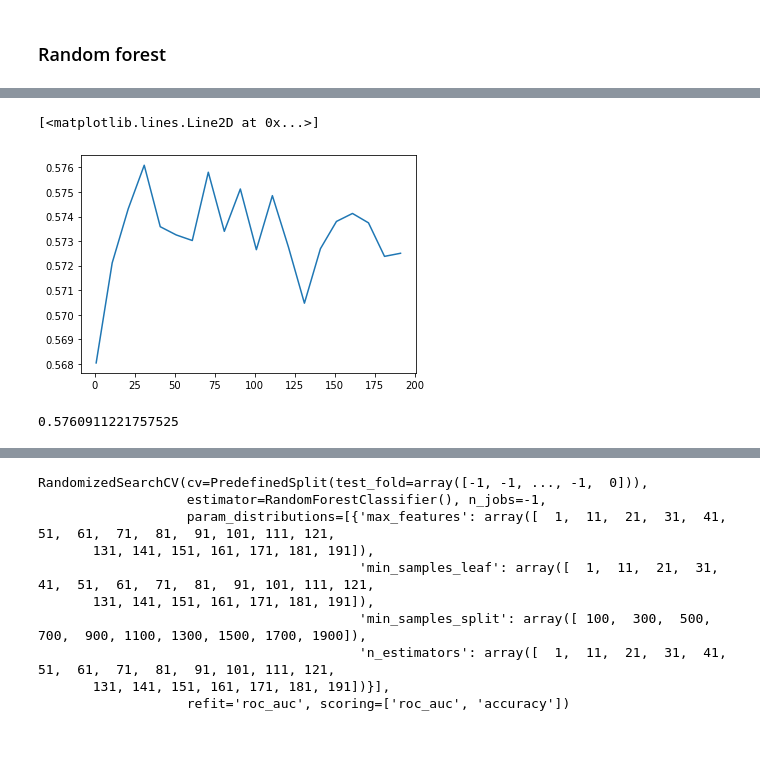
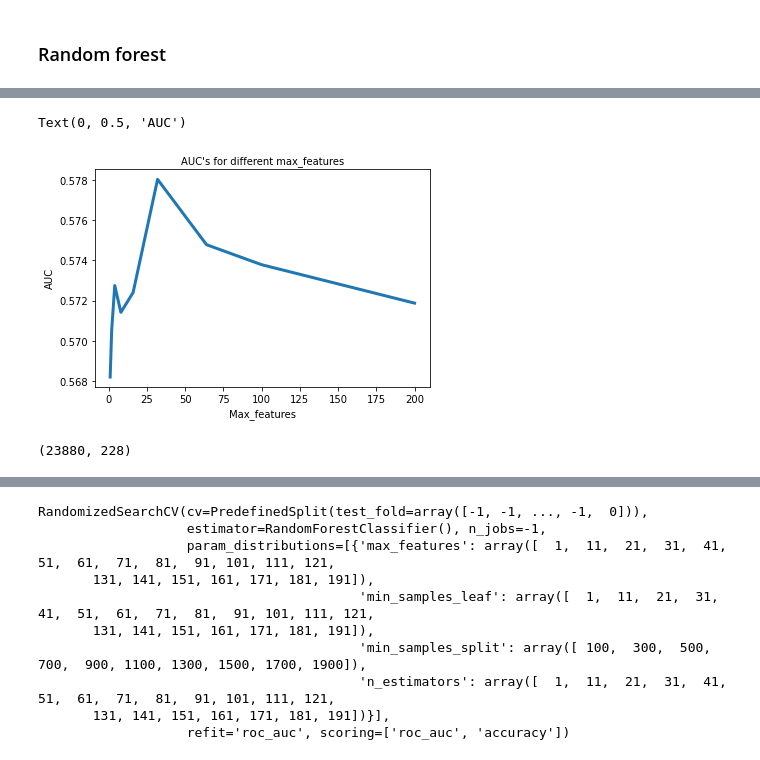
Before and after one commit to audreychu/Airbnb_Optimization, a Jupyter notebook: RF_Final_Tuning_StepwiseGridSearch.ipynb, the cells around one changed output, grey strips where cells are left out. Cells and saved outputs as stored; diff of their text form; code cells hidden in the pictures.

```diff
--- a/RF_Final_Tuning_StepwiseGridSearch.ipynb
+++ b/RF_Final_Tuning_StepwiseGridSearch.ipynb
@@ -511,22 +516,27 @@ Text(0.5, 1.0, "AUC's for different n_estimators")
 # %%
-max_features = range(1,200,10)
+max_features = [1, 2, 4, 8, 16, 32, 64, 100, 200]
 aucs_mf = []
 
 for m in max_features:
-    rf = RandomForestClassifier(n_estimators=101, max_features=m)
+    rf = RandomForestClassifier(n_estimators=100,max_features=m)
     rf.fit(X_train_uc, Y_train)
     Y_pred = rf.predict_proba(X_val_uc)[:,1]
 
     fpr_rf_uc_base, tpr_rf_uc_base, thresholds_rf_uc_base = metrics.roc_curve(Y_val, Y_pred)
     auc_rf_uc_base = metrics.auc(fpr_rf_uc_base, tpr_rf_uc_base)
     aucs_mf.append(auc_rf_uc_base)
-# %%
-plt.plot(max_features,aucs_mf)
-# %% [output]
-[<matplotlib.lines.Line2D at 0x...>]
-[figure, removed]
-# %%
-max(aucs_mf)
-# %% [output]
-0.5760911221757525
+# %%
+plt.plot(max_features,aucs_mf,linewidth=3)
+plt.title('AUC\'s for different max_features',size=10)
+plt.xticks(size = 10)
+plt.yticks(size = 10)
+plt.xlabel('Max_features',size=10)
+plt.ylabel('AUC',size=10)
+# %% [output]
+Text(0, 0.5, 'AUC')
+[figure, added]
+# %%
+X_train_uc.shape
+# %% [output]
+(23880, 228)
 # %%
```
Also changed, not shown: parts of 9 cells of this notebook.
